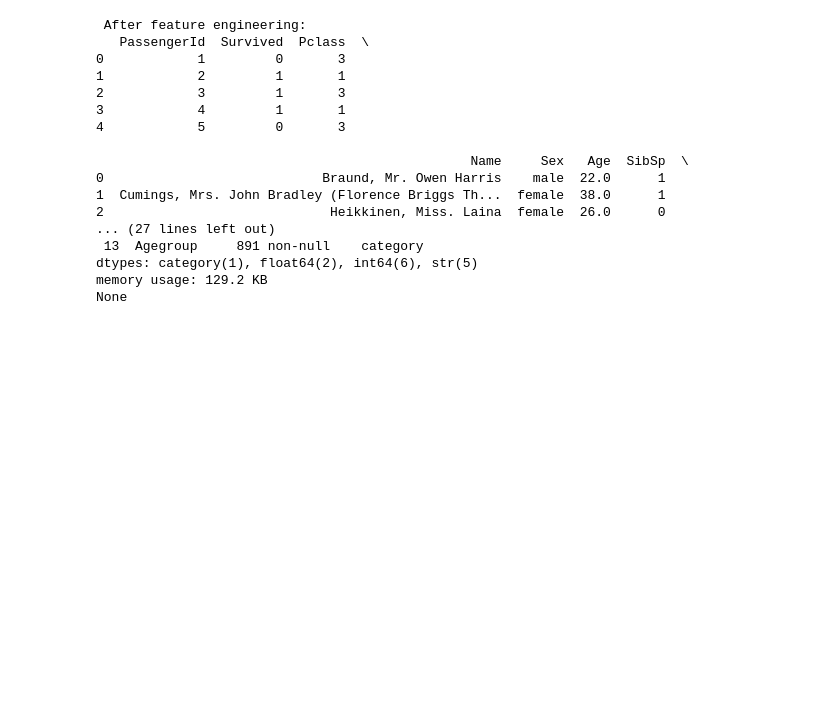
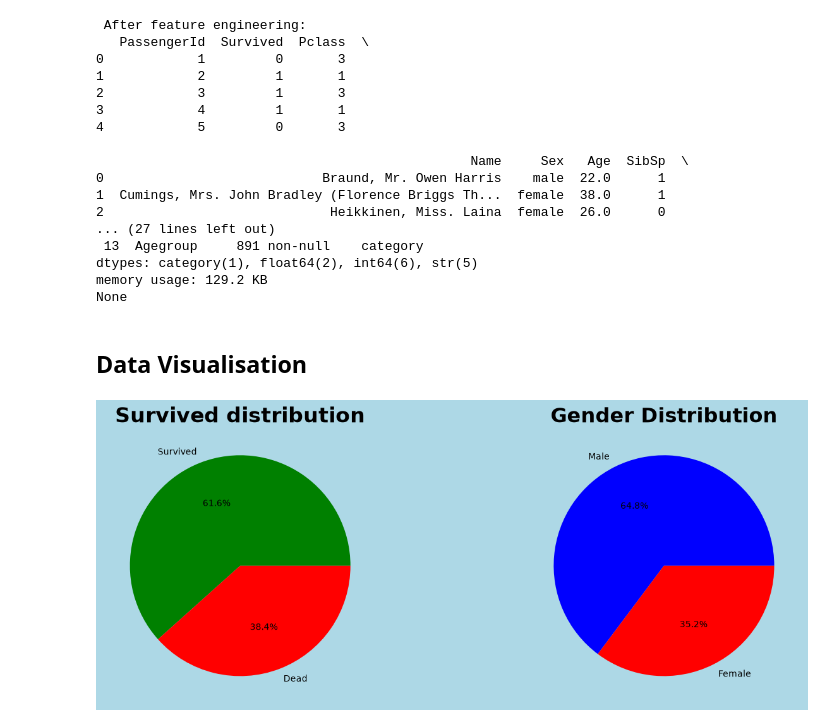
Before and after one commit to pawan-sharma-dev/EDA-on-Titanic-dataset, a Jupyter notebook: new-titanic_eda.ipynb, the cells around one changed output. Saved outputs shown, nothing was run; the diff lists cells and outputs as text; code cells hidden in the pictures; blank space fills up the shorter version.

Commit message:
visualisations

```diff
--- a/new-titanic_eda.ipynb
+++ b/new-titanic_eda.ipynb
@@ -149,3 +149,25 @@ print(df.info())
 dtypes: category(1), float64(2), int64(6), str(5)
 memory usage: 129.2 KB
 None
+# %% [markdown]
+## Data Visualisation
+# %%
+fig,ax=plt.subplots(1,2,figsize=(15,5),facecolor='lightblue')
+ax[0].set_facecolor('pink')
+ax[1].set_facecolor('pink')
+
+# pie chart 1
+
+survival_counts=df['Survived'].value_counts()
+ax[0].pie(survival_counts,labels=['Survived','Dead'],autopct='%1.1f%%',colors=['green','red'])
+ax[0].set_title('Survived distribution',fontsize=24,fontweight='bold')
+
+#pie chart 2
+
+gender_counts=df['Sex'].value_counts()
+ax[1].pie(gender_counts,labels=['Male','Female'],autopct='%1.1f%%',colors=['Blue','red'])
+ax[1].set_title('Gender Distribution',fontsize=23,fontweight='bold')
+plt.tight_layout()
+plt.show()
+# %% [output]
+[figure, added]
```
Also changed, not shown: parts of 4 cells of this notebook.
